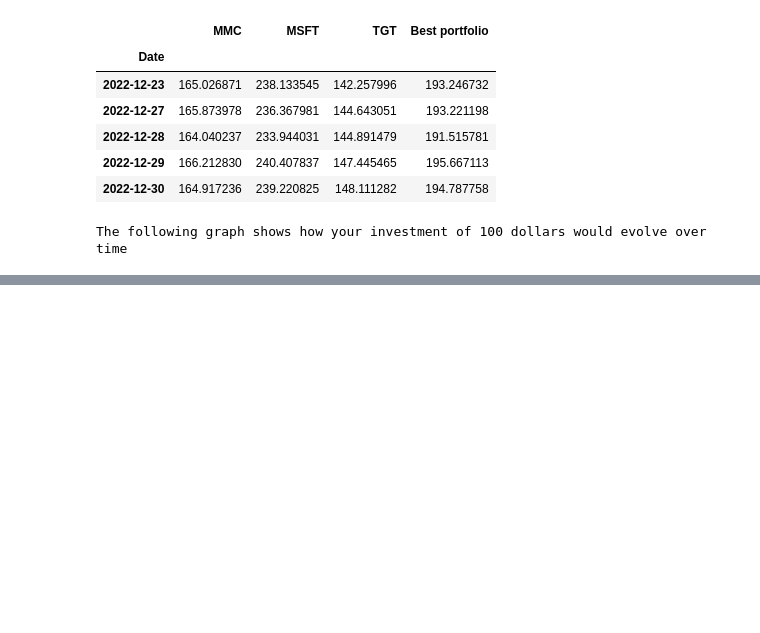
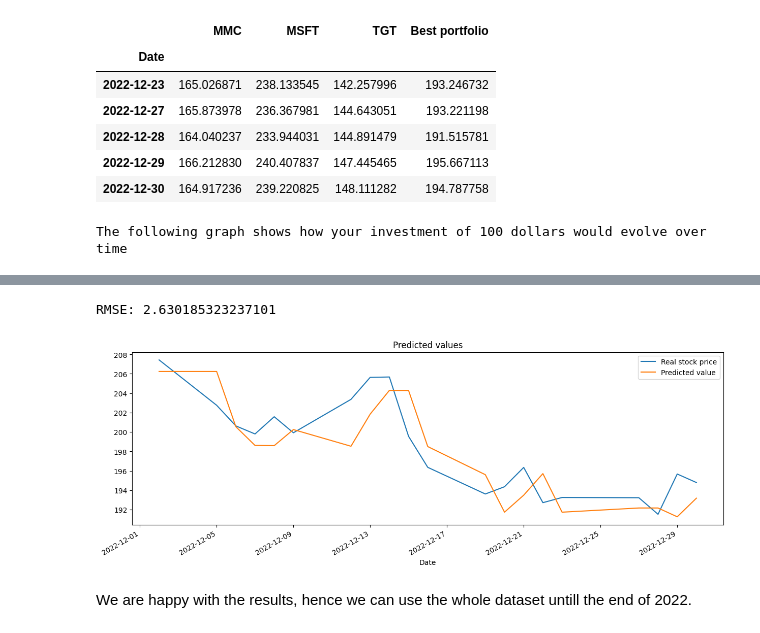
Before and after one commit to Naci-T/portfolio, a Jupyter notebook: Optimalisation.ipynb, the cells around one changed output, grey strips where cells are left out. Cells and saved outputs as stored; diff of their text form; code cells hidden in the pictures; blank space fills up the shorter version.

```diff
--- a/Optimalisation.ipynb
+++ b/Optimalisation.ipynb
@@ -206,0 +285,3 @@ Predicting future prices!
+# %%
+#Store all the values
+X_train, X_test, y_train, y_test, X, y=prepare_data(close_df, date)
@@ -206,0 +290,15 @@ Predicting future prices!
+# %%
+model = XGBRegressor()
+model.fit(X_train, y_train)
+
+param_grid = {
+
+    'n_estimators': [100, 500, 1000],
+    'max_depth': [3, 5, 7],
+    'learning_rate': [0.01, 0.1, 0.3]
+}
+
+grid_search = GridSearchCV(model, param_grid, cv=5)
+grid_search.fit(X_train, y_train)
+
+best_model = grid_search.best_estimator_
@@ -206,0 +319,3 @@ Predicting future prices!
+# %%
+xgb = XGBRegressor(objective='reg:squarederror', n_estimators=500, early_stopping_rounds=50, learning_rate=0.01, max_depth=5)
+xgb.fit(X_train, y_train, eval_set=[(X_train, y_train),(X_test,y_test)], verbose=False)
@@ -206,0 +334,23 @@ Predicting future prices!
+# %%
+y_pred = xgb.predict(X_test)
+
+from sklearn.metrics import mean_squared_error
+
+mse = mean_squared_error(y_test, y_pred)
+rmse = np.sqrt(mse)
+print(f"RMSE: {rmse}")
+# %% [output]
+RMSE: 2.630185323237101
+# %%
+train,test=split(close_df,date)
+test['prediction'] = xgb.predict(X_test)
+df = close_df.merge(test[['prediction']], how='left', left_index=True, right_index=True)
+ax = df.tail(20)[['Best portfolio']].plot(figsize=(15, 5)) #month
+df.tail(20)['prediction'].plot(ax=ax)
+plt.legend(['Real stock price', 'Predicted value'])
+ax.set_title('Predicted values')
+plt.show()
+# %% [output]
+[figure, added]
+# %% [markdown]
+We are happy with the results, hence we can use the whole dataset untill the end of 2022.
```
Also changed, not shown: parts of 23 cells of this notebook.
